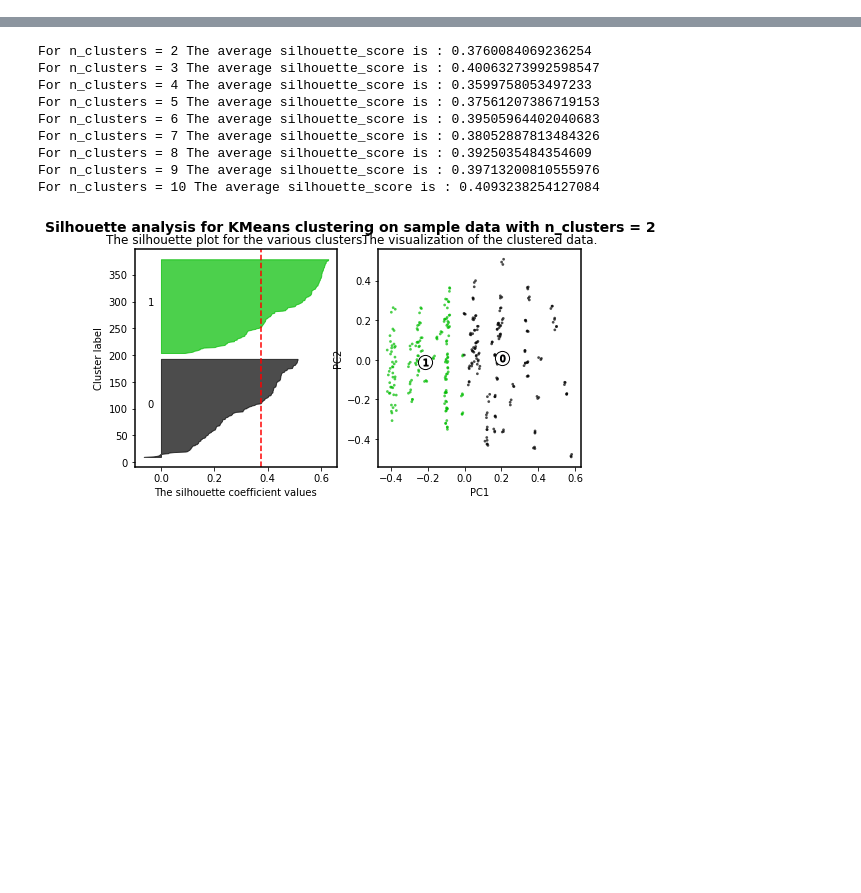
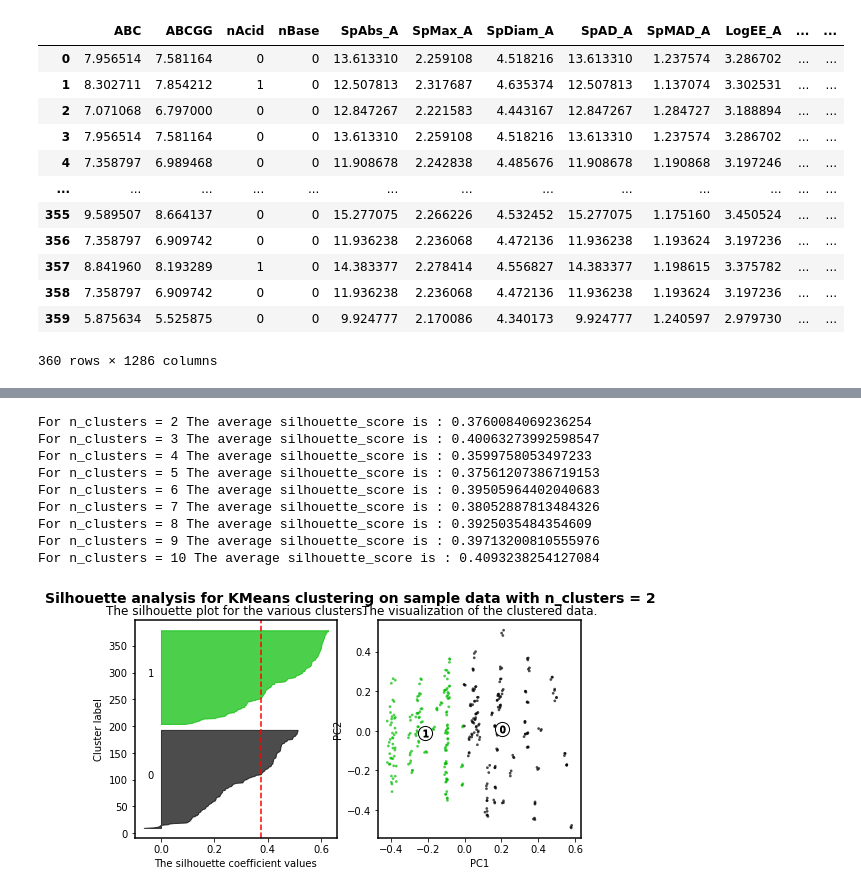
Before and after one commit to zhaoguoxiang/ML-for-NLO-gamma, a Jupyter notebook: dl_models/pca.ipynb, the cells around one changed output, grey strips where cells are left out. Drawn from its saved outputs; the diff is of its cells as text; code cells hidden in the pictures; blank space fills up the shorter version.

```diff
--- a/dl_models/pca.ipynb
+++ b/dl_models/pca.ipynb
@@ -24,0 +40,16 @@ data = data[data.T[data.dtypes!=np.object].index]
+# %%
+data
+# %% [output]
+|  | ABC | ABCGG | nAcid | nBase | SpAbs_A | SpMax_A | SpDiam_A | SpAD_A | SpMAD_A | LogEE_A | ... | ... |
+| 0 | 7.956514 | 7.581164 | 0 | 0 | 13.613310 | 2.259108 | 4.518216 | 13.613310 | 1.237574 | 3.286702 | ... | ... |
+| 1 | 8.302711 | 7.854212 | 1 | 0 | 12.507813 | 2.317687 | 4.635374 | 12.507813 | 1.137074 | 3.302531 | ... | ... |
+| 2 | 7.071068 | 6.797000 | 0 | 0 | 12.847267 | 2.221583 | 4.443167 | 12.847267 | 1.284727 | 3.188894 | ... | ... |
+| 3 | 7.956514 | 7.581164 | 0 | 0 | 13.613310 | 2.259108 | 4.518216 | 13.613310 | 1.237574 | 3.286702 | ... | ... |
+| 4 | 7.358797 | 6.989468 | 0 | 0 | 11.908678 | 2.242838 | 4.485676 | 11.908678 | 1.190868 | 3.197246 | ... | ... |
+| ... | ... | ... | ... | ... | ... | ... | ... | ... | ... | ... | ... | ... |
+| 355 | 9.589507 | 8.664137 | 0 | 0 | 15.277075 | 2.266226 | 4.532452 | 15.277075 | 1.175160 | 3.450524 | ... | ... |
+| 356 | 7.358797 | 6.909742 | 0 | 0 | 11.936238 | 2.236068 | 4.472136 | 11.936238 | 1.193624 | 3.197236 | ... | ... |
+| 357 | 8.841960 | 8.193289 | 1 | 0 | 14.383377 | 2.278414 | 4.556827 | 14.383377 | 1.198615 | 3.375782 | ... | ... |
+| 358 | 7.358797 | 6.909742 | 0 | 0 | 11.936238 | 2.236068 | 4.472136 | 11.936238 | 1.193624 | 3.197236 | ... | ... |
+| 359 | 5.875634 | 5.525875 | 0 | 0 | 9.924777 | 2.170086 | 4.340173 | 9.924777 | 1.240597 | 2.979730 | ... | ... |
+360 rows × 1286 columns
```
Also changed, not shown: parts of 15 cells of this notebook, 17 other files.
